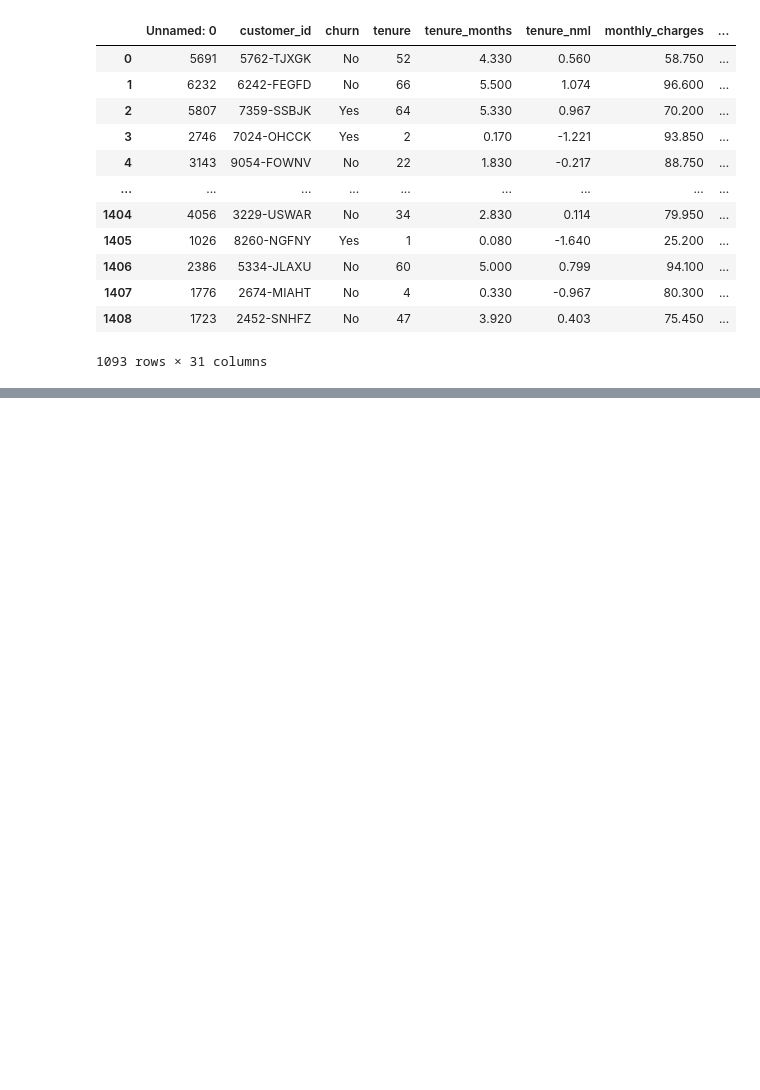
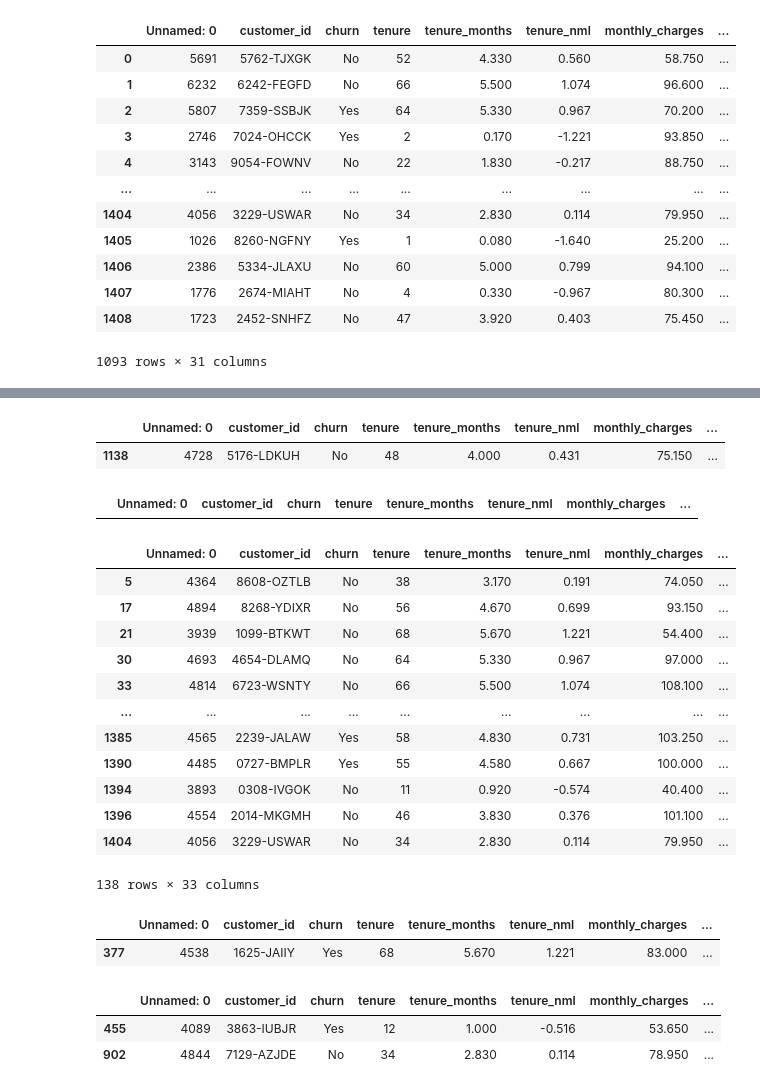
Before and after one commit to team-db-telco/telco-classification-project, a Jupyter notebook: Explore_Brandi.ipynb, the cells around one changed output, grey strips where cells are left out. Cells and saved outputs as stored; diff of their text form; code cells hidden in the pictures; blank space fills up the shorter version.

Commit message:
updated explore file with fiber and dsl comparisons

```diff
--- a/Explore_Brandi.ipynb
+++ b/Explore_Brandi.ipynb
@@ -371,0 +323,61 @@ Rate of churn for people with online security: 0.1650485436893204
+# %%
+# Apparently, Fiber Optic doesn't offer backup, device protection, streaming tv or movies
+# lets check that  --> Nope, its wrong.
+# There is only one FO customer with only online backup, and they have a phone contract
+# So cost for FO online backup = 75.15 - FO_cost - phone_cost
+with pd.option_context('display.max_columns', None):
+    display(df[df.contract_type_id == 2][df.internet_services == 2][df.online_backup_enc == 1])
+# %% [output]
+|  | Unnamed: 0 | customer_id | churn | tenure | tenure_months | tenure_nml | monthly_charges | ... |
+| 1138 | 4728 | 5176-LDKUH | No | 48 | 4.000 | 0.431 | 75.150 | ... |
+# %%
+# Apparently, Fiber Optic doesn't offer backup, device protection, streaming tv or movies
+# lets check that  --> Nope, its wrong.
+# There are no FO customer with only device protection
+
+with pd.option_context('display.max_columns', None):
+    display(df[df.contract_type_id == 2][df.internet_services == 2][df.device_protection_enc == 1])
+# %% [output]
+|  | Unnamed: 0 | customer_id | churn | tenure | tenure_months | tenure_nml | monthly_charges | ... |
+# %%
+# Apparently, Fiber Optic doesn't offer backup, device protection, streaming tv or movies
+# lets check that  --> Nope, its wrong.
+# There are 138 FO customers with device protection, but they have lots of other services...
+
+with pd.option_context('display.max_columns', None):
+    display(df[df.contract_type_id == 2][df.device_protection_enc == 1])
+# %% [output]
+|  | Unnamed: 0 | customer_id | churn | tenure | tenure_months | tenure_nml | monthly_charges | ... |
+| 5 | 4364 | 8608-OZTLB | No | 38 | 3.170 | 0.191 | 74.050 | ... |
+| 17 | 4894 | 8268-YDIXR | No | 56 | 4.670 | 0.699 | 93.150 | ... |
+| 21 | 3939 | 1099-BTKWT | No | 68 | 5.670 | 1.221 | 54.400 | ... |
+| 30 | 4693 | 4654-DLAMQ | No | 64 | 5.330 | 0.967 | 97.000 | ... |
+| 33 | 4814 | 6723-WSNTY | No | 66 | 5.500 | 1.074 | 108.100 | ... |
+| ... | ... | ... | ... | ... | ... | ... | ... | ... |
+| 1385 | 4565 | 2239-JALAW | Yes | 58 | 4.830 | 0.731 | 103.250 | ... |
+| 1390 | 4485 | 0727-BMPLR | Yes | 55 | 4.580 | 0.667 | 100.000 | ... |
+| 1394 | 3893 | 0308-IVGOK | No | 11 | 0.920 | -0.574 | 40.400 | ... |
+| 1396 | 4554 | 2014-MKGMH | No | 46 | 3.830 | 0.376 | 101.100 | ... |
+| 1404 | 4056 | 3229-USWAR | No | 34 | 2.830 | 0.114 | 79.950 | ... |
+138 rows × 33 columns
+# %%
+# Apparently, Fiber Optic doesn't offer backup, device protection, streaming tv or movies
+# lets check that  --> Nope, its wrong.
+# There is only one customer with FO service and only streaming tv, and they have a phone with extra lines
+# So cost for FO streaming tv = 83 - FO_cost - phone_cost - phone_extra
+with pd.option_context('display.max_columns', None):
+    display(df[df.contract_type_id == 2][df.internet_services == 2][df.streaming_tv_enc == 1])
+# %% [output]
+|  | Unnamed: 0 | customer_id | churn | tenure | tenure_months | tenure_nml | monthly_charges | ... |
+| 377 | 4538 | 1625-JAIIY | Yes | 68 | 5.670 | 1.221 | 83.000 | ... |
+# %%
+# Apparently, Fiber Optic doesn't offer backup, device protection, streaming tv or movies
+# lets check that  --> Nope, its wrong.
+# There are two customers with FO service and only streaming movies, and they have phone service
+# So cost for FO streaming tv = their avg - FO_cost - phone_cost
+with pd.option_context('display.max_columns', None):
+    display(df[df.contract_type_id == 2][df.internet_services == 2][df.streaming_movies_enc == 1])
+# %% [output]
+|  | Unnamed: 0 | customer_id | churn | tenure | tenure_months | tenure_nml | monthly_charges | ... |
+| 455 | 4089 | 3863-IUBJR | Yes | 12 | 1.000 | -0.516 | 53.650 | ... |
+| 902 | 4844 | 7129-AZJDE | No | 34 | 2.830 | 0.114 | 78.950 | ... |
```
Also changed, not shown: parts of 29 cells of this notebook, 2 other files.
